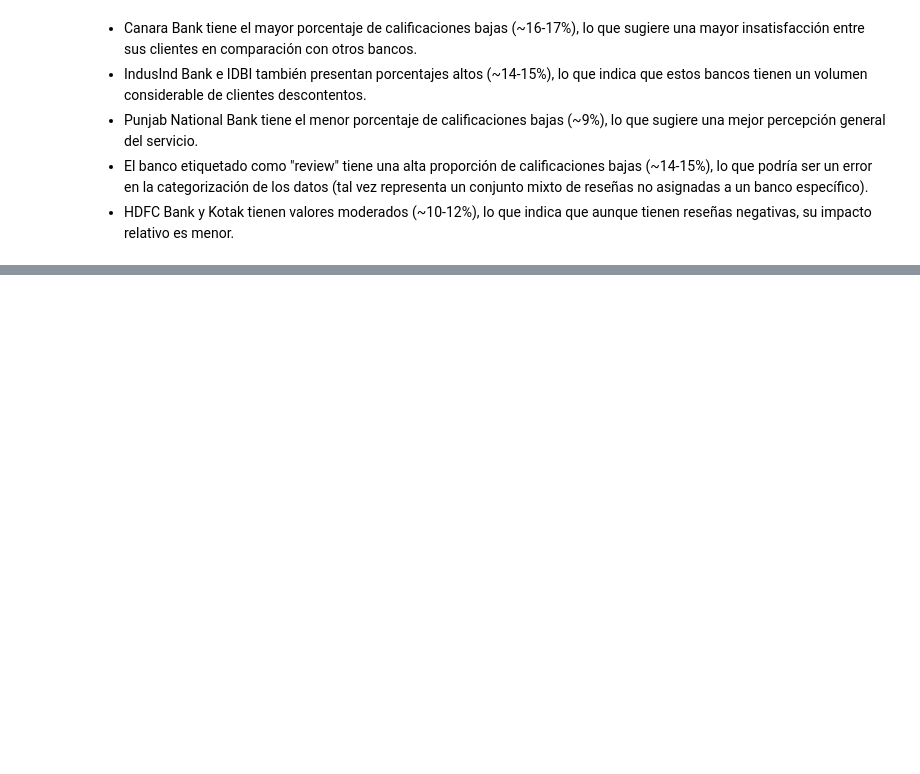
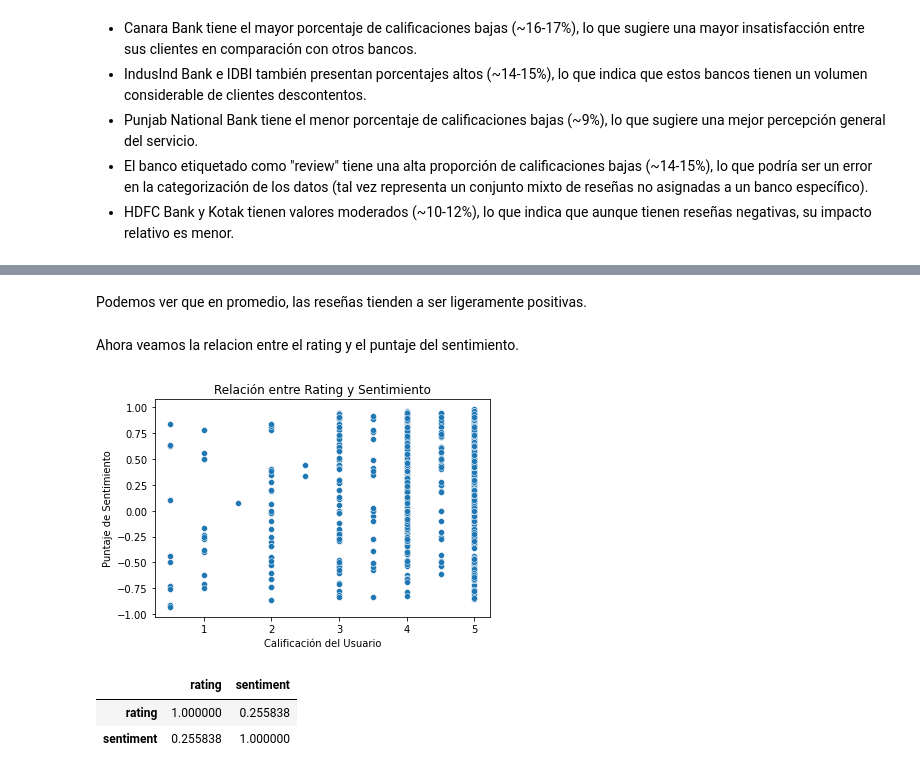
Before and after one commit to nicolaszuleta95/Portfolio, a Jupyter notebook: bank_review_prediction/notebooks/01_data_exploration.ipynb, the cells around one changed output, grey strips where cells are left out. Drawn from its saved outputs; the diff is of its cells as text; code cells hidden in the pictures; blank space fills up the shorter version.

```diff
--- a/bank_review_prediction/notebooks/01_data_exploration.ipynb
+++ b/bank_review_prediction/notebooks/01_data_exploration.ipynb
@@ -228,0 +254,12 @@ plt.show()
+# %%
+nltk.download('punkt')
+nltk.download('stopwords')
+
+def preprocess_text(text):
+    text = text.lower()  # Minúsculas
+    text = text.translate(str.maketrans('', '', string.punctuation))  # Quitar puntuación
+    tokens = word_tokenize(text)  # Tokenizar
+    tokens = [word for word in tokens if word not in stopwords.words('english')]  # Eliminar stopwords
+    return " ".join(tokens)
+
+df['clean_review'] = df['review'].apply(preprocess_text)
@@ -228,0 +313,7 @@ plt.show()
+# %%
+nltk.download('vader_lexicon')
+
+sia = SentimentIntensityAnalyzer()
+
+# Aplicar análisis de sentimiento
+df['sentiment'] = df['review'].apply(lambda x: sia.polarity_scores(str(x))['compound'])
@@ -228,0 +336,18 @@ plt.show()
+# %% [markdown]
+Podemos ver que en promedio, las reseñas tienden a ser ligeramente positivas.
+# %% [markdown]
+Ahora veamos la relacion entre el rating y el puntaje del sentimiento.
+# %%
+sns.scatterplot(x=df['rating'], y=df['sentiment'])
+plt.title("Relación entre Rating y Sentimiento")
+plt.xlabel("Calificación del Usuario")
+plt.ylabel("Puntaje de Sentimiento")
+plt.show()
+# %% [output]
+[figure, added]
+# %%
+df[['rating', 'sentiment']].corr()
+# %% [output]
+|  | rating | sentiment |
+| rating | 1.000000 | 0.255838 |
+| sentiment | 0.255838 | 1.000000 |
```
Also changed, not shown: parts of 14 cells of this notebook, 4 other files.
